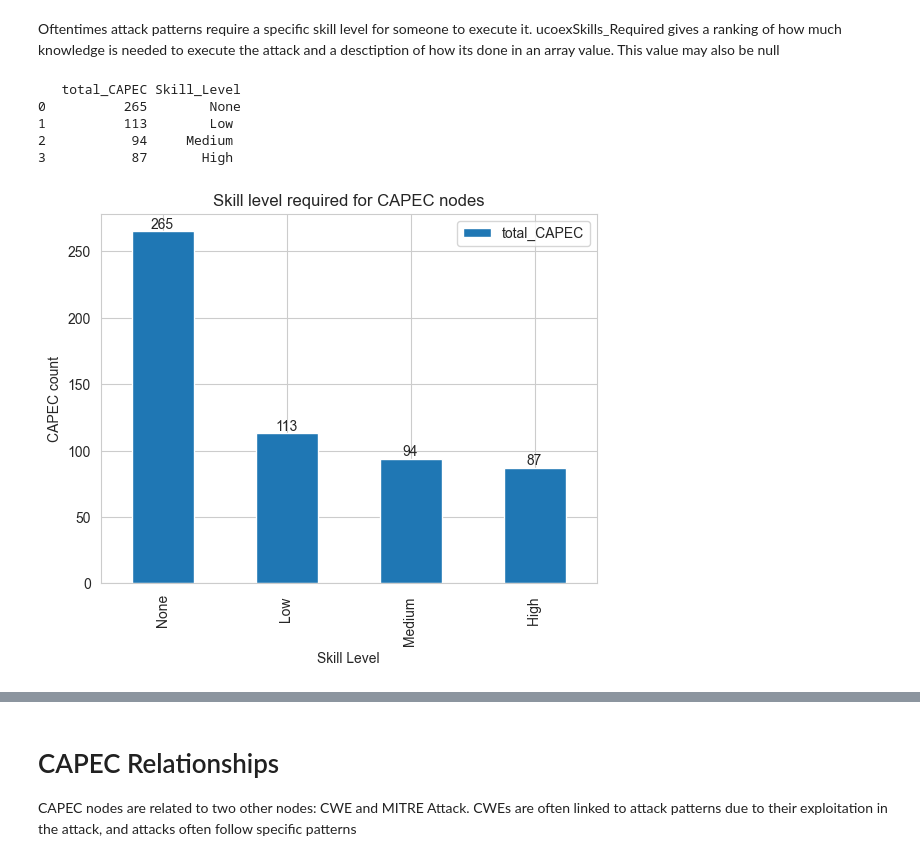
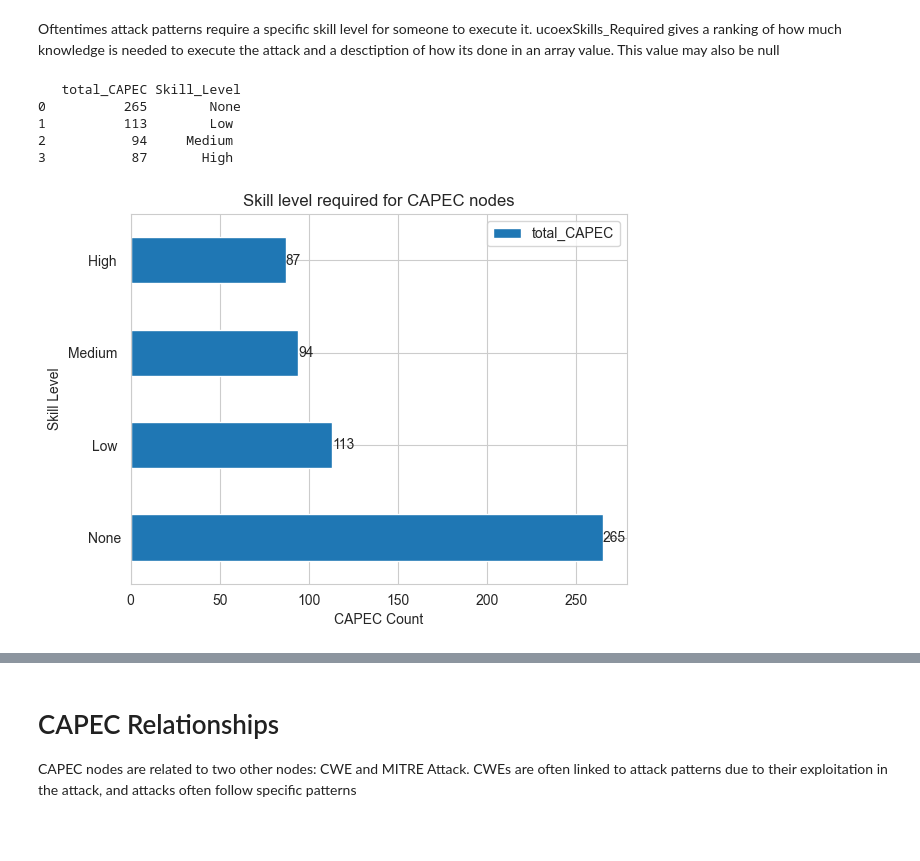
Before and after one commit to edogdu/UCKG, a Jupyter notebook: documents/notebooks/UCKG_Analysis.ipynb, the cells around one changed output, grey strips where cells are left out. Drawn from its saved outputs; the diff is of its cells as text; code cells hidden in the pictures; blank space fills up the shorter version.

```diff
--- a/documents/notebooks/UCKG_Analysis.ipynb
+++ b/documents/notebooks/UCKG_Analysis.ipynb
@@ -2036,24 +2073,24 @@ Oftentimes attack patterns require a specific skill level for someone to execute
 # %%
 query = """MATCH (n:UcoexCAPEC)
 RETURN count(DISTINCT n) as total_CAPEC, split(n.ucoexSkills_Required[0], [':', '-'])[1] as Skill_Level
 ORDER BY total_CAPEC DESC
 """
 
 records = run_query(query, parameters=params)
 
 df = pd.DataFrame(records)
 print(df)
 
-ax = df.plot(x='Skill_Level', y='total_CAPEC', kind='bar')
+ax = df.plot(x='Skill_Level', y='total_CAPEC', kind='barh')
 ax.bar_label(ax.containers[0])
 plt.title('Skill level required for CAPEC nodes')
-plt.xlabel('Skill Level')
-plt.ylabel('CAPEC count')
+plt.xlabel('CAPEC Count')
+plt.ylabel('Skill Level')
 plt.show()
 # %% [output]
    total_CAPEC Skill_Level
 0          265        None
 1          113        Low
 2           94     Medium
 3           87       High
-[figure, old version]
+[figure, new version]
```
Also changed, not shown: parts of 63 cells of this notebook.
